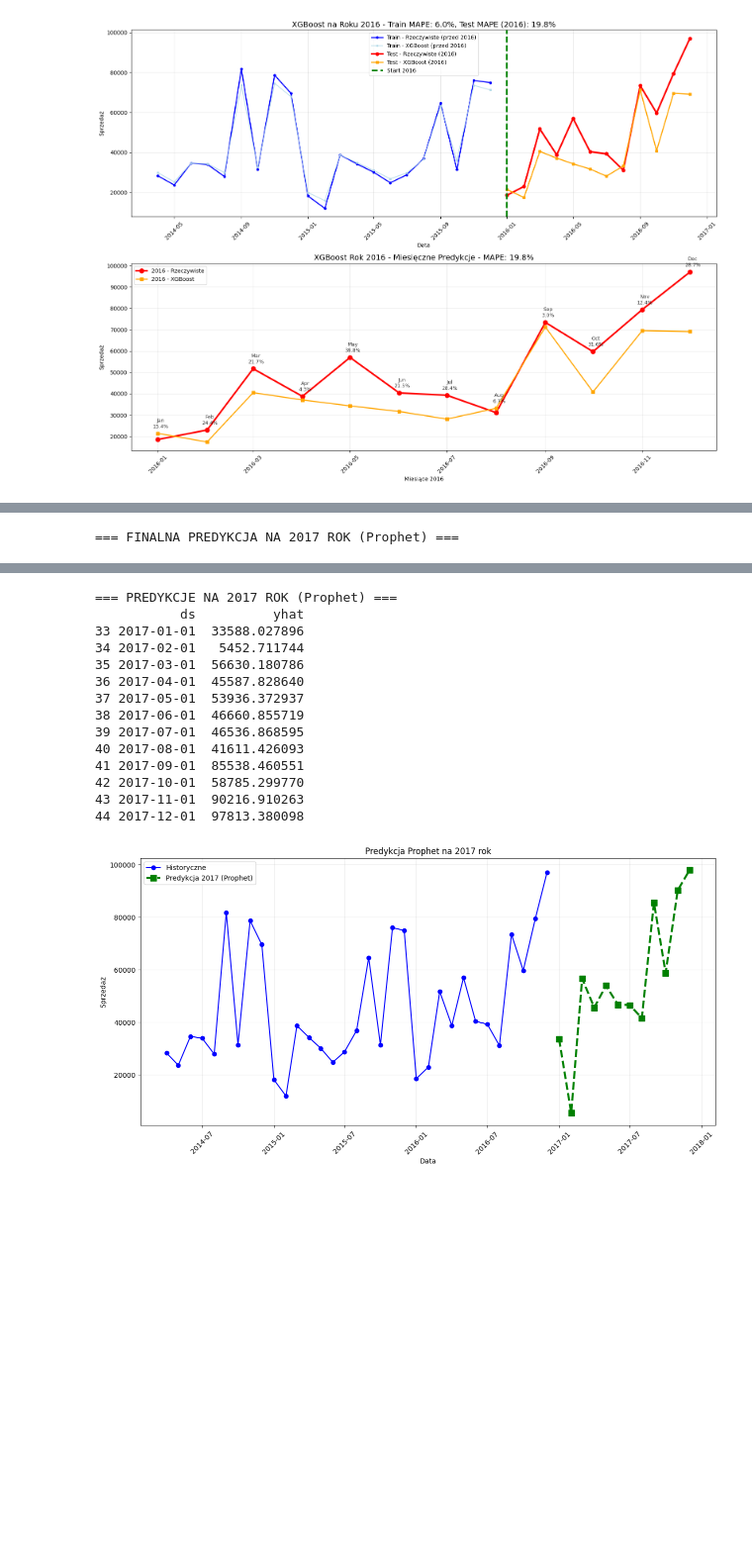
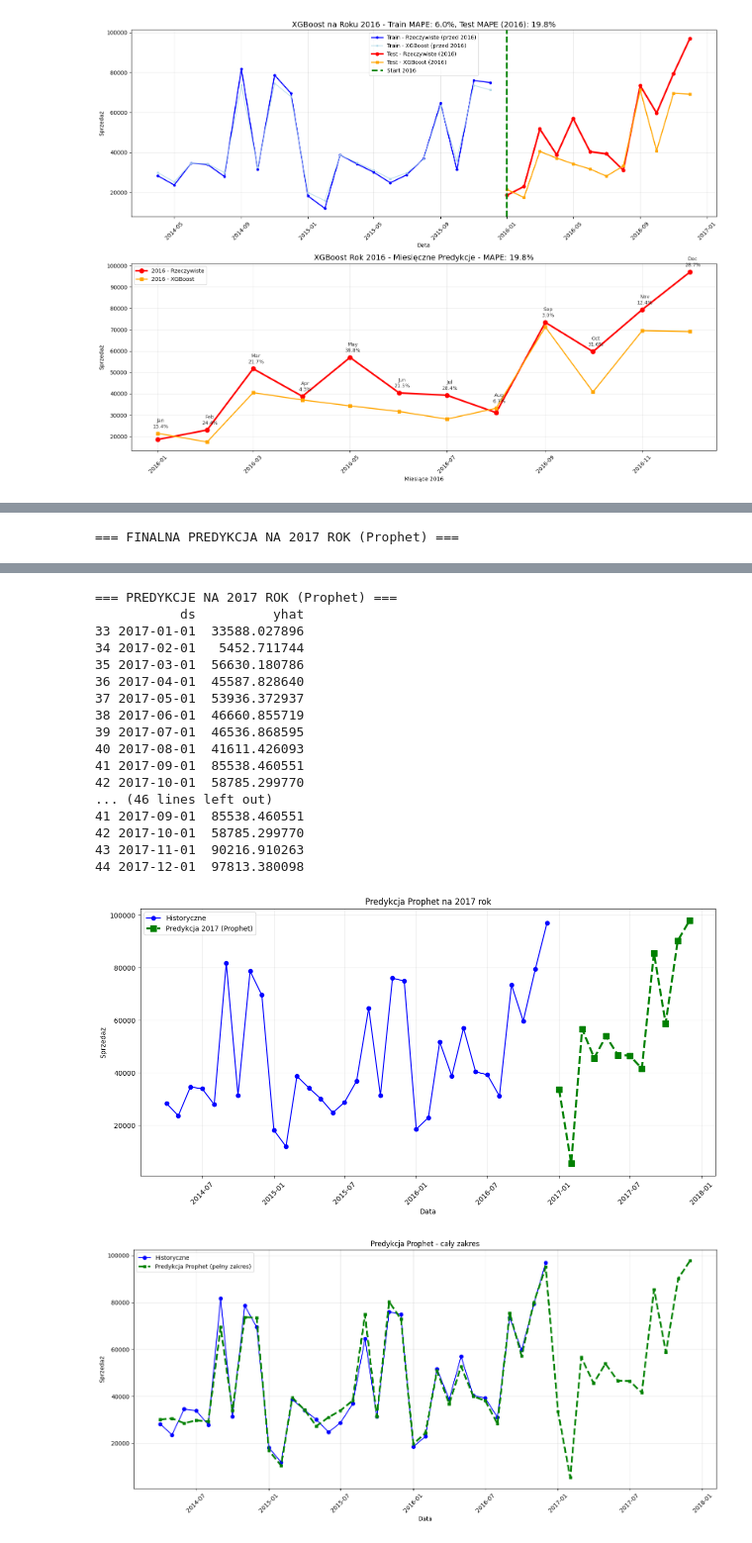
Before and after one commit to Matela7/forecasting_sales, a Jupyter notebook: xgboost.ipynb, the cells around one changed output, grey strips where cells are left out. Shown at 99% size. Drawn from its saved outputs; the diff is of its cells as text; code cells hidden in the pictures; blank space fills up the shorter version.

```diff
--- a/xgboost.ipynb
+++ b/xgboost.ipynb
@@ -771,5 +850,24 @@ plt.title('Predykcja Prophet na 2017 rok')
 plt.legend()
 plt.xticks(rotation=45)
 plt.grid(True, alpha=0.3)
+# ...existing code...
+
+# Wyświetl prognozy dla wszystkich lat (historyczne + przyszłość)
+print("\n=== PREDYKCJE PROPHET (cały zakres) ===")
+print(forecast[['ds', 'yhat']])
+
+# Wykres: cała seria historyczna + predykcja Prophet (pełny zakres)
+plt.figure(figsize=(15, 7))
+plt.plot(monthly_sales['Order Month'], monthly_sales['Sales'], 'o-', label='Historyczne', color='blue')
+plt.plot(forecast['ds'], forecast['yhat'], 's--', label='Predykcja Prophet (pełny zakres)', color='green', linewidth=3, markersize=5)
+plt.xlabel('Data')
+plt.ylabel('Sprzedaż')
+plt.title('Predykcja Prophet - cały zakres')
+plt.legend()
+plt.xticks(rotation=45)
+plt.grid(True, alpha=0.3)
+plt.tight_layout()
+plt.show()
+# ...existing code...
 # %% [output]
 === FINALNA PREDYKCJA NA 2017 ROK (Prophet) ===
@@ -778,16 +876,20 @@ plt.grid(True, alpha=0.3)
 === PREDYKCJE NA 2017 ROK (Prophet) ===
            ds          yhat
 33 2017-01-01  33588.027896
 34 2017-02-01   5452.711744
 35 2017-03-01  56630.180786
 36 2017-04-01  45587.828640
 37 2017-05-01  53936.372937
 38 2017-06-01  46660.855719
 39 2017-07-01  46536.868595
 40 2017-08-01  41611.426093
 41 2017-09-01  85538.460551
 42 2017-10-01  58785.299770
+... (46 lines left out)
+41 2017-09-01  85538.460551
+42 2017-10-01  58785.299770
 43 2017-11-01  90216.910263
 44 2017-12-01  97813.380098
 [figure]
+[figure, added]
 # %%
```
Also changed, not shown: parts of 5 cells of this notebook, 2 other files.
